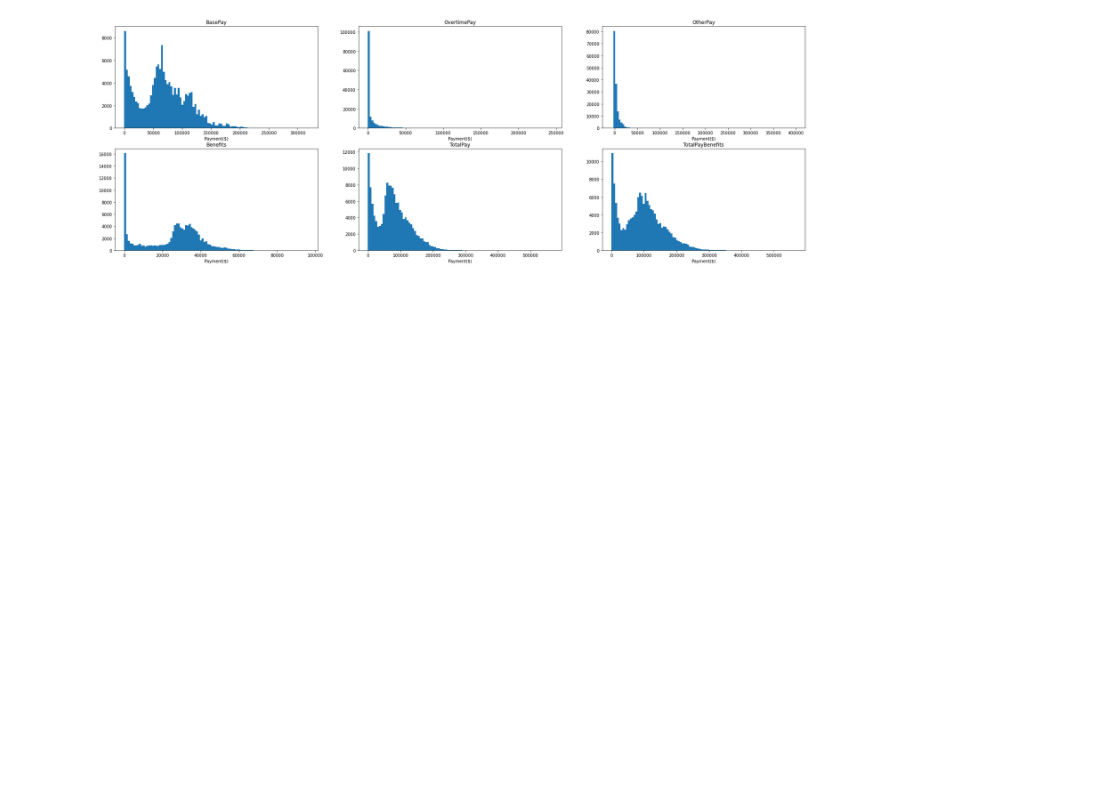
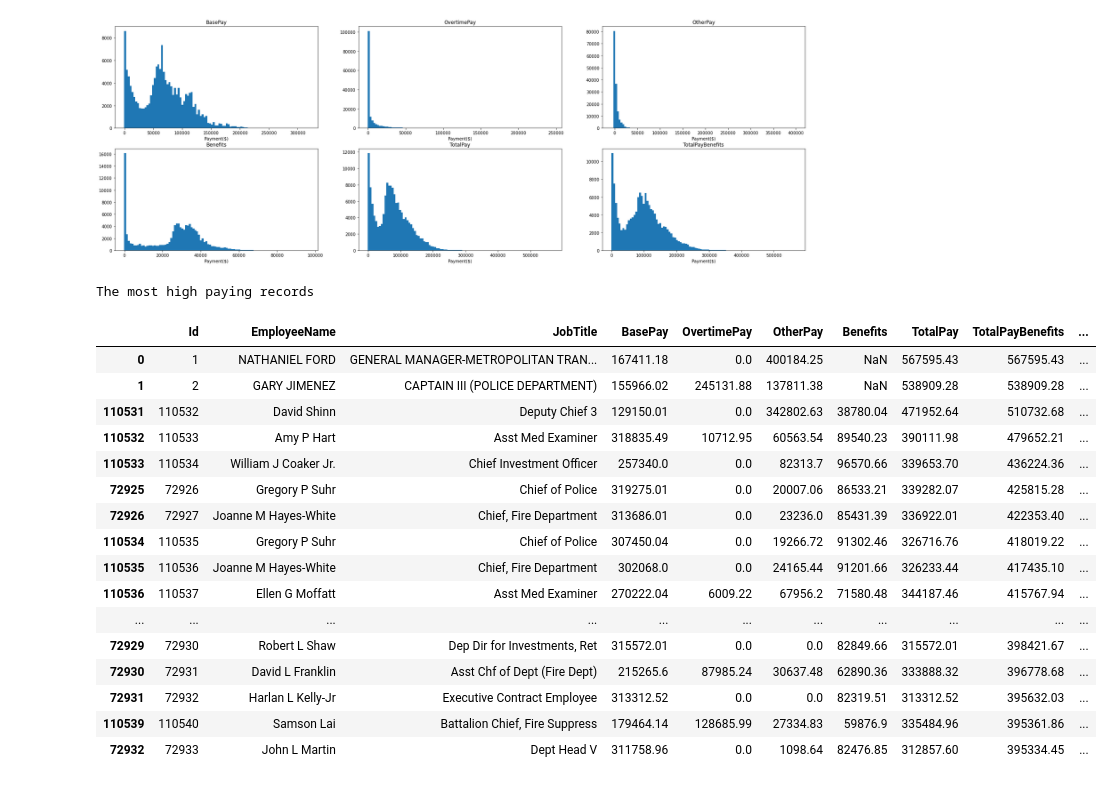
Before and after one commit to hxy9243/datascience-examples, a Jupyter notebook: salary/salary_analysis.ipynb, the cells around one changed output. Saved outputs shown, nothing was run; the diff lists cells and outputs as text; code cells hidden in the pictures; blank space fills up the shorter version.

```diff
--- a/salary/salary_analysis.ipynb
+++ b/salary/salary_analysis.ipynb
@@ -137,3 +141,27 @@ plt.show()
 # %% [output]
 <Figure size 3000x1000 with 0 Axes>
 [figure]
+# %%
+print('The most high paying records')
+display(
+    salaries.sort_values('TotalPayBenefits', ascending=False).head(20)
+)
+# %% [output]
+The most high paying records
+|  | Id | EmployeeName | JobTitle | BasePay | OvertimePay | OtherPay | Benefits | TotalPay | TotalPayBenefits | ... |
+| 0 | 1 | NATHANIEL FORD | GENERAL MANAGER-METROPOLITAN TRAN... | 167411.18 | 0.0 | 400184.25 | NaN | 567595.43 | 567595.43 | ... |
+| 1 | 2 | GARY JIMENEZ | CAPTAIN III (POLICE DEPARTMENT) | 155966.02 | 245131.88 | 137811.38 | NaN | 538909.28 | 538909.28 | ... |
+| 110531 | 110532 | David Shinn | Deputy Chief 3 | 129150.01 | 0.0 | 342802.63 | 38780.04 | 471952.64 | 510732.68 | ... |
+| 110532 | 110533 | Amy P Hart | Asst Med Examiner | 318835.49 | 10712.95 | 60563.54 | 89540.23 | 390111.98 | 479652.21 | ... |
+| 110533 | 110534 | William J Coaker Jr. | Chief Investment Officer | 257340.0 | 0.0 | 82313.7 | 96570.66 | 339653.70 | 436224.36 | ... |
+| 72925 | 72926 | Gregory P Suhr | Chief of Police | 319275.01 | 0.0 | 20007.06 | 86533.21 | 339282.07 | 425815.28 | ... |
+| 72926 | 72927 | Joanne M Hayes-White | Chief, Fire Department | 313686.01 | 0.0 | 23236.0 | 85431.39 | 336922.01 | 422353.40 | ... |
+| 110534 | 110535 | Gregory P Suhr | Chief of Police | 307450.04 | 0.0 | 19266.72 | 91302.46 | 326716.76 | 418019.22 | ... |
+| 110535 | 110536 | Joanne M Hayes-White | Chief, Fire Department | 302068.0 | 0.0 | 24165.44 | 91201.66 | 326233.44 | 417435.10 | ... |
+| 110536 | 110537 | Ellen G Moffatt | Asst Med Examiner | 270222.04 | 6009.22 | 67956.2 | 71580.48 | 344187.46 | 415767.94 | ... |
+| ... | ... | ... | ... | ... | ... | ... | ... | ... | ... | ... |
+| 72929 | 72930 | Robert L Shaw | Dep Dir for Investments, Ret | 315572.01 | 0.0 | 0.0 | 82849.66 | 315572.01 | 398421.67 | ... |
+| 72930 | 72931 | David L Franklin | Asst Chf of Dept (Fire Dept) | 215265.6 | 87985.24 | 30637.48 | 62890.36 | 333888.32 | 396778.68 | ... |
+| 72931 | 72932 | Harlan L Kelly-Jr | Executive Contract Employee | 313312.52 | 0.0 | 0.0 | 82319.51 | 313312.52 | 395632.03 | ... |
+| 110539 | 110540 | Samson Lai | Battalion Chief, Fire Suppress | 179464.14 | 128685.99 | 27334.83 | 59876.9 | 335484.96 | 395361.86 | ... |
+| 72932 | 72933 | John L Martin | Dept Head V | 311758.96 | 0.0 | 1098.64 | 82476.85 | 312857.60 | 395334.45 | ... |
```
Also changed, not shown: parts of 7 cells of this notebook.
